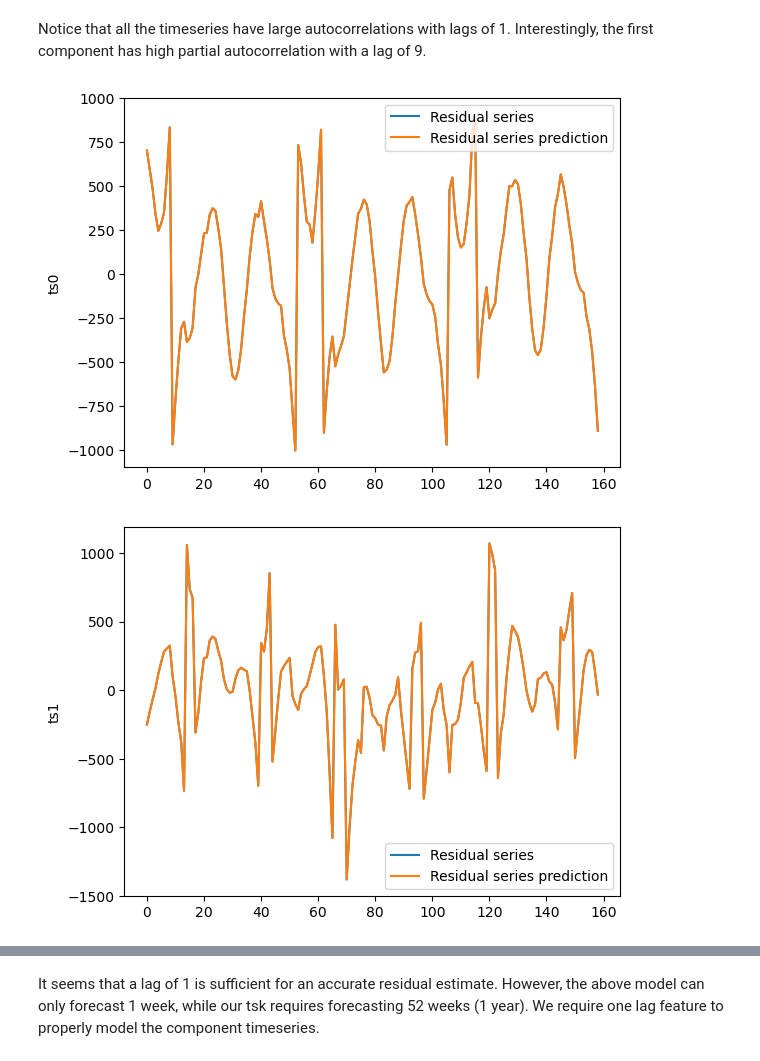
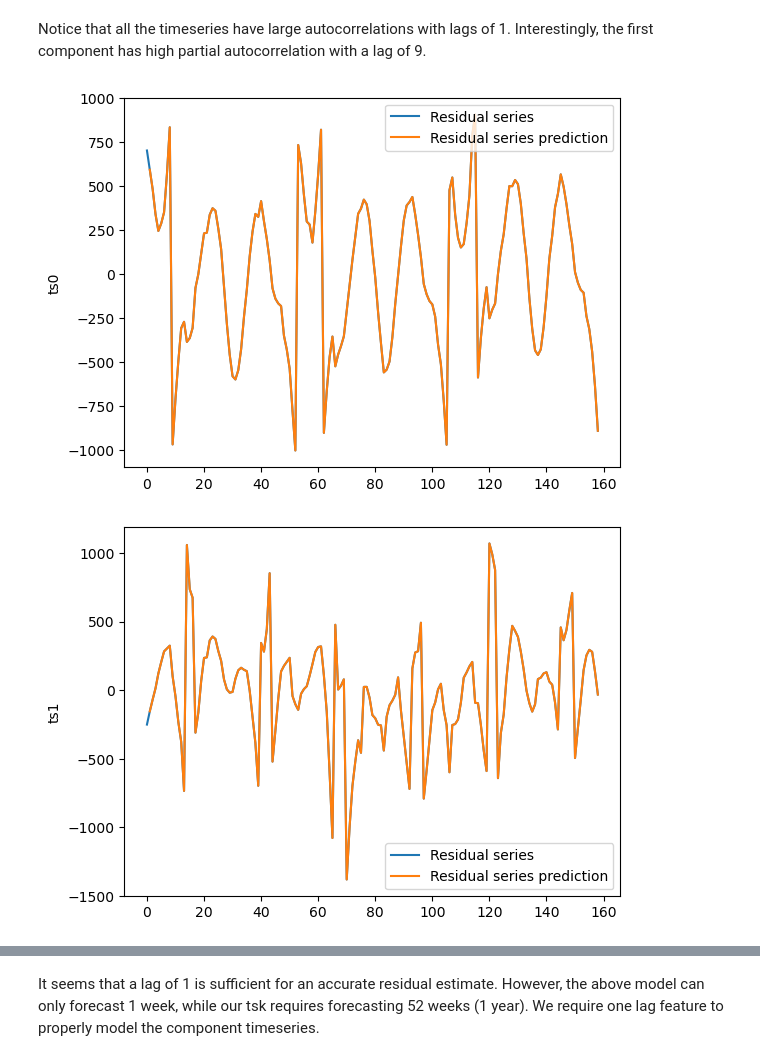
Before and after one commit to Ani-Sako/pss3e20-predicting-c02-emissions, a Jupyter notebook: modelling-co2-emissions.ipynb, the cells around one changed output, grey strips where cells are left out. Cells and saved outputs as stored; diff of their text form; code cells hidden in the pictures.

```diff
--- a/modelling-co2-emissions.ipynb
+++ b/modelling-co2-emissions.ipynb
@@ -130,7 +125,7 @@ One approach is to check if this holds true for other components. In that case,
 # Analyzing seasonality
 We analyze the periodograms of the 3 most important components, to analyze the frequency of the fourier features to include when forecasting each one of them.
 # %%
-# num_components = 3;
+num_components = 3;
 pca = PCA(n_components = num_components)
 pca.fit(test)
 dfpca = pca.transform(test)
@@ -238,28 +233,28 @@ for column in y_residual.columns:
 # %% [markdown]
 Notice that all the timeseries have large autocorrelations with lags of 1. Interestingly, the first component has high partial autocorrelation with a lag of 9.
 # %%
-lag_shifts = [i for i in range(1)]
+lag_shifts = [i for i in range(2)]
 residual_regressions = []
 residual_datasets = []
 residual_predictions = []
 for residual_ts in y_residual.columns:
     residual_train = pd.DataFrame({f'shift_{i}':y_residual[residual_ts].shift(i) for i in lag_shifts})
     residual_train[residual_ts] = y_residual[residual_ts]
     residual_datasets.append(residual_train)
 
     residual_train = residual_train.dropna()
     lr_residual = LinearRegression()
     lr_residual.fit(residual_train.loc[:, residual_train.columns != residual_ts],
                     residual_train[residual_ts])
     residual_regressions.append(lr_residual)
 
     residual_pred = lr_residual.predict(residual_train.loc[:, residual_train.columns != residual_ts])
     residual_pred = pd.DataFrame({residual_ts: residual_pred}, index=residual_train.index)
     residual_predictions.append(residual_pred)
 
     plt.figure()
-    sns.lineplot(residual_train[residual_ts], label='Residual series')
+    sns.lineplot(y_residual[residual_ts], label='Residual series')
     sns.lineplot(residual_pred[residual_ts], label='Residual series prediction')
 # %% [output]
-[figure, old version]
+[figure, new version]
 [figure]
```
Also changed, not shown: parts of 22 cells of this notebook.
